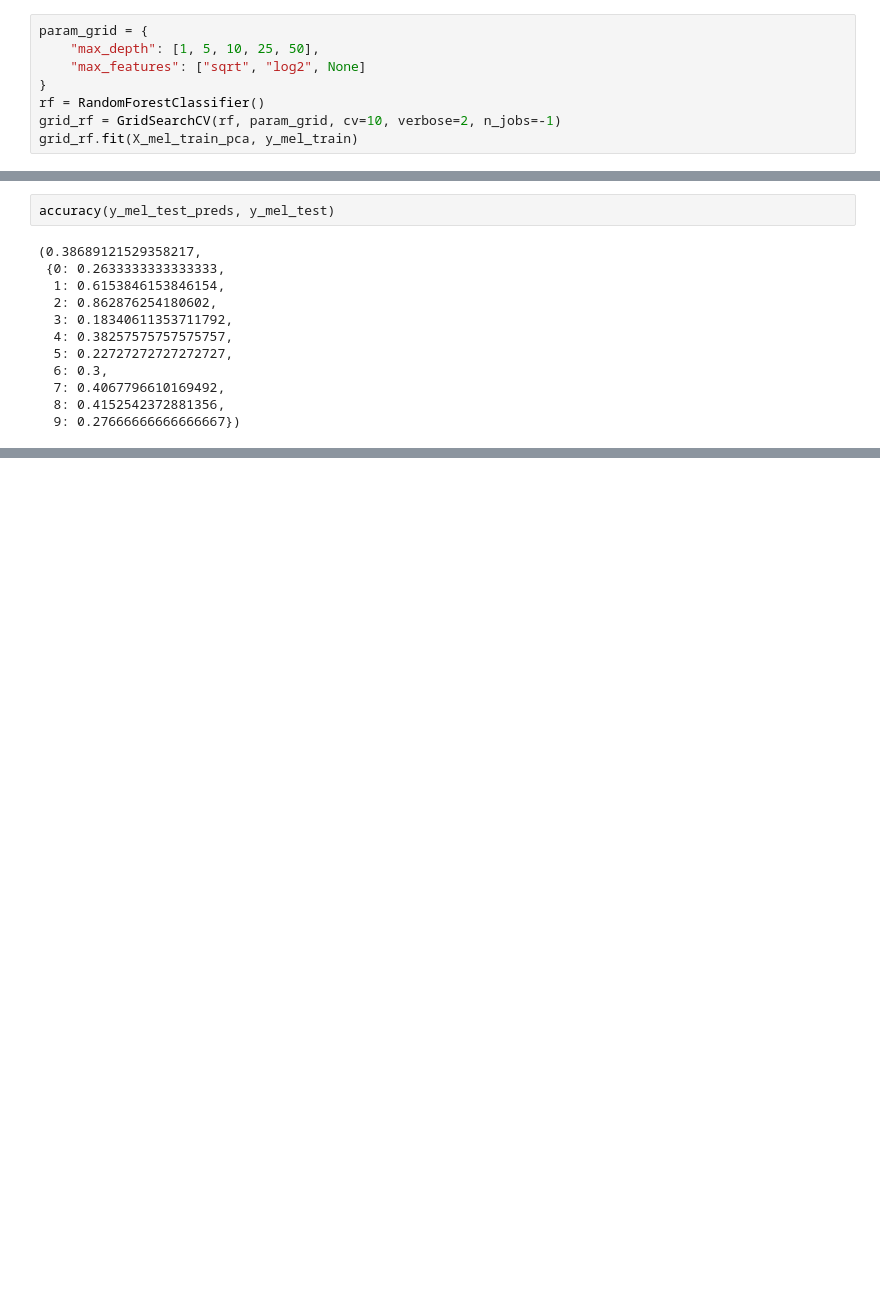
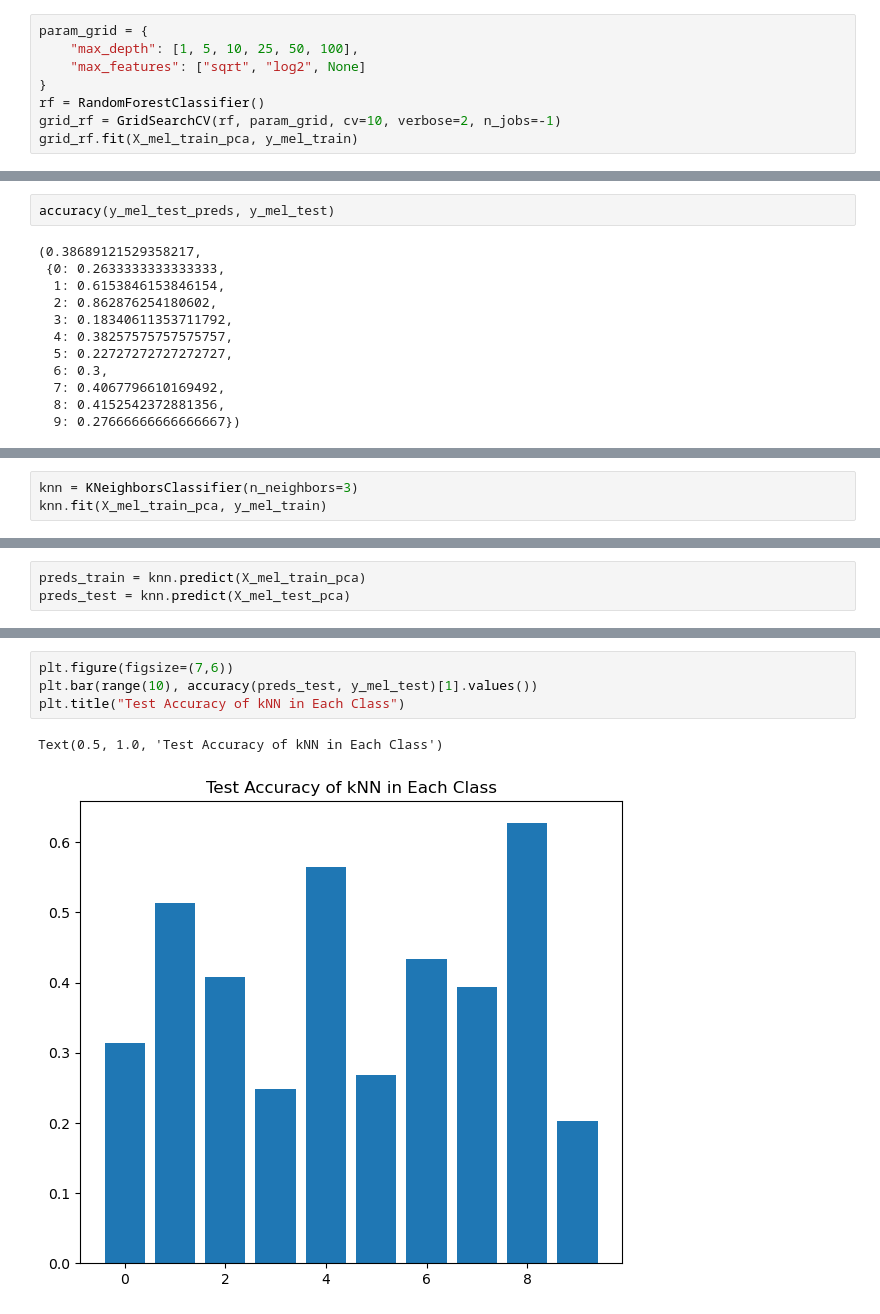
Before and after one commit to chrislee-hc/CS-181-Practical, a Jupyter notebook: cs181_practical_student_code.ipynb, the cells around one changed output, grey strips where cells are left out. Saved outputs shown, nothing was run; the diff lists cells and outputs as text; blank space fills up the shorter version.

```diff
--- a/cs181_practical_student_code.ipynb
+++ b/cs181_practical_student_code.ipynb
@@ -765,7 +710,7 @@ for max_depth in max_depth_vals:
 1.000, 0.427
 # %%
 param_grid = {
-    "max_depth": [1, 5, 10, 25, 50],
+    "max_depth": [1, 5, 10, 25, 50, 100],
     "max_features": ["sqrt", "log2", None]
 }
 rf = RandomForestClassifier()
@@ -884,0 +883,3 @@ accuracy(y_mel_test_preds, y_mel_test)
+# %%
+knn = KNeighborsClassifier(n_neighbors=3)
+knn.fit(X_mel_train_pca, y_mel_train)
@@ -884,0 +888,3 @@ accuracy(y_mel_test_preds, y_mel_test)
+# %%
+preds_train = knn.predict(X_mel_train_pca)
+preds_test = knn.predict(X_mel_test_pca)
@@ -884,0 +936,7 @@ accuracy(y_mel_test_preds, y_mel_test)
+# %%
+plt.figure(figsize=(7,6))
+plt.bar(range(10), accuracy(preds_test, y_mel_test)[1].values())
+plt.title("Test Accuracy of kNN in Each Class")
+# %% [output]
+Text(0.5, 1.0, 'Test Accuracy of kNN in Each Class')
+[figure, added]
```
Also changed, not shown: parts of 48 cells of this notebook.
